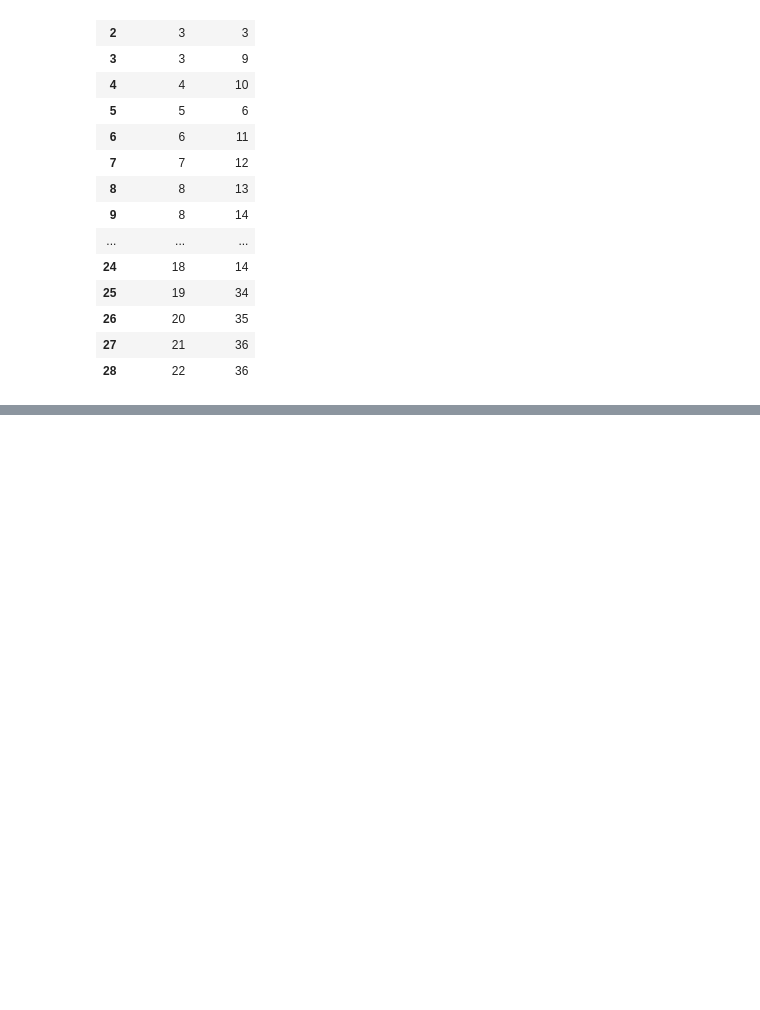
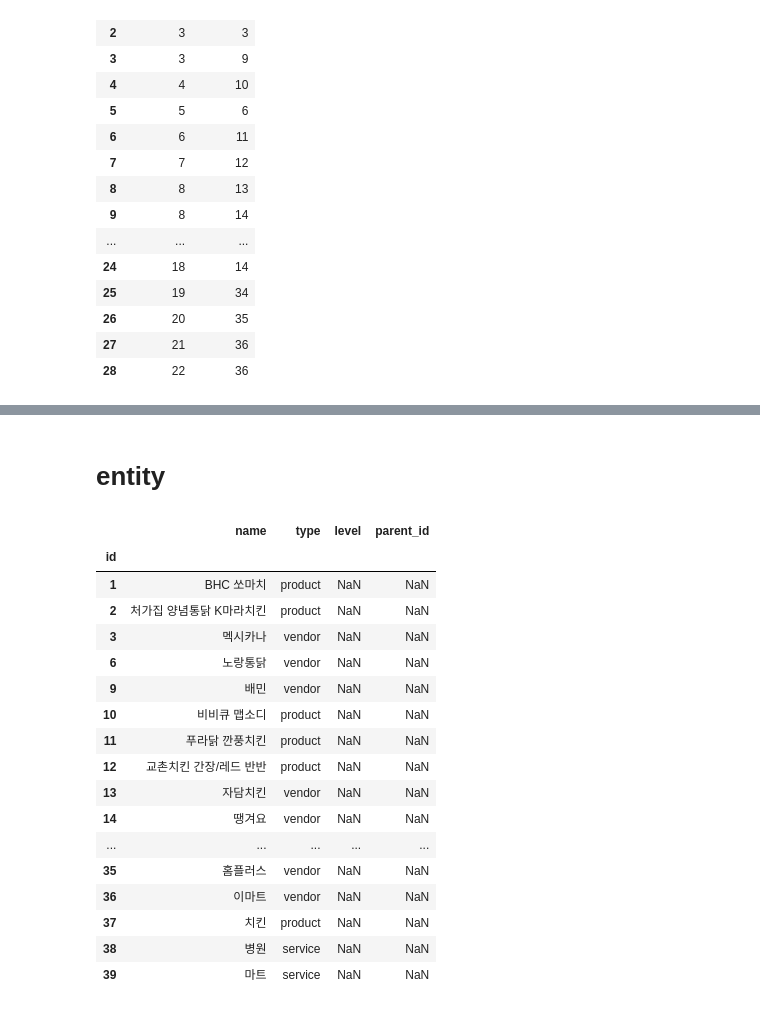
Before and after one commit to lbk209/entity-driven, a Jupyter notebook: review_app_sqlite.ipynb, the cells around one changed output, grey strips where cells are left out. Saved outputs shown, nothing was run; the diff lists cells and outputs as text; code cells hidden in the pictures; blank space fills up the shorter version.

```diff
--- a/review_app_sqlite.ipynb
+++ b/review_app_sqlite.ipynb
@@ -134,2 +240,4 @@ show(
 # %%
 conn.close()
+# %% [markdown]
+# entity
@@ -135,0 +246,24 @@ conn.close()
+# %%
+df = pd.read_csv('entities.csv')
+#df[['id','level','parent_id']] = df[['id','level','parent_id']].astype(int)
+df = df.set_index('id')
+df
+# %% [output]
+|  | name | type | level | parent_id |
+| id |  |  |  |  |
+| 1 | BHC 쏘마치 | product | NaN | NaN |
+| 2 | 처가집 양념통닭 K마라치킨 | product | NaN | NaN |
+| 3 | 멕시카나 | vendor | NaN | NaN |
+| 6 | 노랑통닭 | vendor | NaN | NaN |
+| 9 | 배민 | vendor | NaN | NaN |
+| 10 | 비비큐 맵소디 | product | NaN | NaN |
+| 11 | 푸라닭 깐풍치킨 | product | NaN | NaN |
+| 12 | 교촌치킨 간장/레드 반반 | product | NaN | NaN |
+| 13 | 자담치킨 | vendor | NaN | NaN |
+| 14 | 땡겨요 | vendor | NaN | NaN |
+| ... | ... | ... | ... | ... |
+| 35 | 홈플러스 | vendor | NaN | NaN |
+| 36 | 이마트 | vendor | NaN | NaN |
+| 37 | 치킨 | product | NaN | NaN |
+| 38 | 병원 | service | NaN | NaN |
+| 39 | 마트 | service | NaN | NaN |
```
Also changed, not shown: parts of 14 cells of this notebook, 13 other files.
